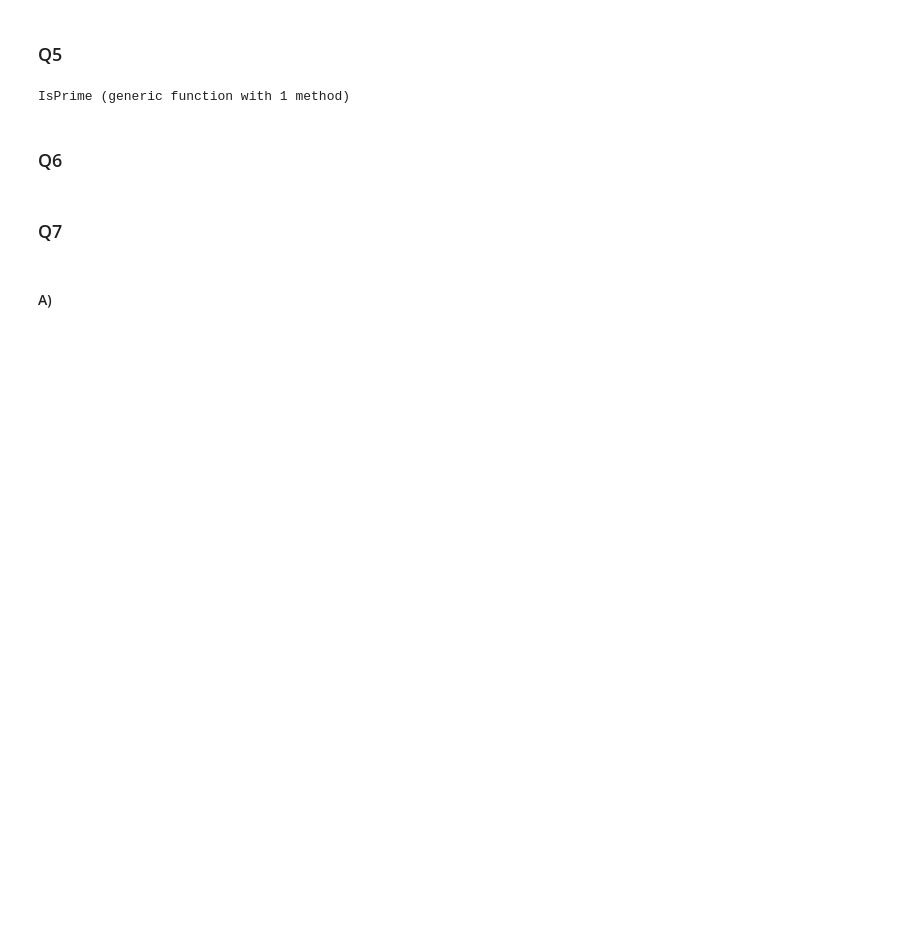
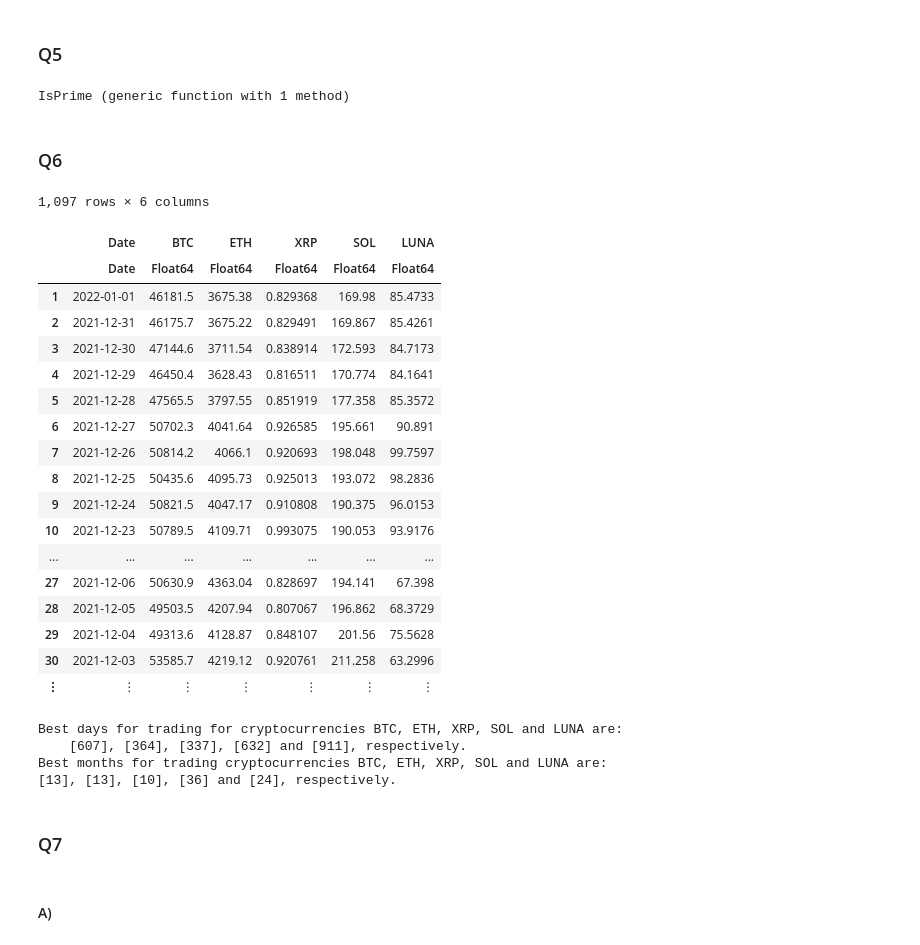
Before and after one commit to narges8k/Data-Science-and-HPC, a Jupyter notebook: Exercises/Project2/Project2.ipynb, the cells around one changed output. Drawn from its saved outputs; the diff is of its cells as text; code cells hidden in the pictures; blank space fills up the shorter version.

```diff
--- a/Exercises/Project2/Project2.ipynb
+++ b/Exercises/Project2/Project2.ipynb
@@ -385,0 +415,27 @@ IsPrime (generic function with 1 method)
+# %%
+df_3Y = DataFrame("Date" => reverse!(collect(Date(2019,01,01):Day(1):Date(2022,01,01))),
+     "BTC" => reverse!(vec(convert(Array, select!(CSV.read("BTC.csv", DataFrame), "rate_close")))),
+     "ETH"=> reverse!(vec(convert(Array, select!(CSV.read("ETH.csv", DataFrame), "rate_close")))),
+     "XRP"=> reverse!(vec(convert(Array, select!(CSV.read("XRP.csv", DataFrame), "rate_close")))),
+     "SOL"=> reverse!(vec(convert(Array, select!(CSV.read("SOL.csv", DataFrame), "rate_close")))),
+     "LUNA"=> reverse!(vec(convert(Array, select!(CSV.read("LUNA.csv", DataFrame), "rate_close")))))
+# %% [output]
+1,097 rows × 6 columns
+|  | Date | BTC | ETH | XRP | SOL | LUNA |
+|  | Date | Float64 | Float64 | Float64 | Float64 | Float64 |
+| 1 | 2022-01-01 | 46181.5 | 3675.38 | 0.829368 | 169.98 | 85.4733 |
+| 2 | 2021-12-31 | 46175.7 | 3675.22 | 0.829491 | 169.867 | 85.4261 |
+| 3 | 2021-12-30 | 47144.6 | 3711.54 | 0.838914 | 172.593 | 84.7173 |
+| 4 | 2021-12-29 | 46450.4 | 3628.43 | 0.816511 | 170.774 | 84.1641 |
+| 5 | 2021-12-28 | 47565.5 | 3797.55 | 0.851919 | 177.358 | 85.3572 |
+| 6 | 2021-12-27 | 50702.3 | 4041.64 | 0.926585 | 195.661 | 90.891 |
+| 7 | 2021-12-26 | 50814.2 | 4066.1 | 0.920693 | 198.048 | 99.7597 |
+| 8 | 2021-12-25 | 50435.6 | 4095.73 | 0.925013 | 193.072 | 98.2836 |
+| 9 | 2021-12-24 | 50821.5 | 4047.17 | 0.910808 | 190.375 | 96.0153 |
+| 10 | 2021-12-23 | 50789.5 | 4109.71 | 0.993075 | 190.053 | 93.9176 |
+| ... | ... | ... | ... | ... | ... | ... |
+| 27 | 2021-12-06 | 50630.9 | 4363.04 | 0.828697 | 194.141 | 67.398 |
+| 28 | 2021-12-05 | 49503.5 | 4207.94 | 0.807067 | 196.862 | 68.3729 |
+| 29 | 2021-12-04 | 49313.6 | 4128.87 | 0.848107 | 201.56 | 75.5628 |
+| 30 | 2021-12-03 | 53585.7 | 4219.12 | 0.920761 | 211.258 | 63.2996 |
+| ⋮ | ⋮ | ⋮ | ⋮ | ⋮ | ⋮ | ⋮ |
@@ -386,3 +450,19 @@ IsPrime (generic function with 1 method)
+# %%
+best_month= []
+best_day = []
+for i in 1:5
+    push!(best_month, findall(x-> x == maximum(cu_r_list[i]), cu_r_list[i]))
+    push!(best_day, findall(x -> x == maximum(r_list[i]), r_list[i]))
+end
+println("Best days for trading for cryptocurrencies BTC, ETH, XRP, SOL and LUNA are:
+    $(best_day[1]), $(best_day[2]), $(best_day[3]), $(best_day[4]) and $(best_day[5]), respectively.")
+println("Best months for trading cryptocurrencies BTC, ETH, XRP, SOL and LUNA are:
+$(best_month[1]), $(best_month[2]), $(best_month[3]), $(best_month[4]) and $(best_month[5]), respectively.")
+# %% [output]
+Best days for trading for cryptocurrencies BTC, ETH, XRP, SOL and LUNA are:
+    [607], [364], [337], [632] and [911], respectively.
+Best months for trading cryptocurrencies BTC, ETH, XRP, SOL and LUNA are:
+[13], [13], [10], [36] and [24], respectively.
 # %% [markdown]
 ### Q7
 # %% [markdown]
```
Also changed, not shown: parts of 18 cells of this notebook, 20 other files.
